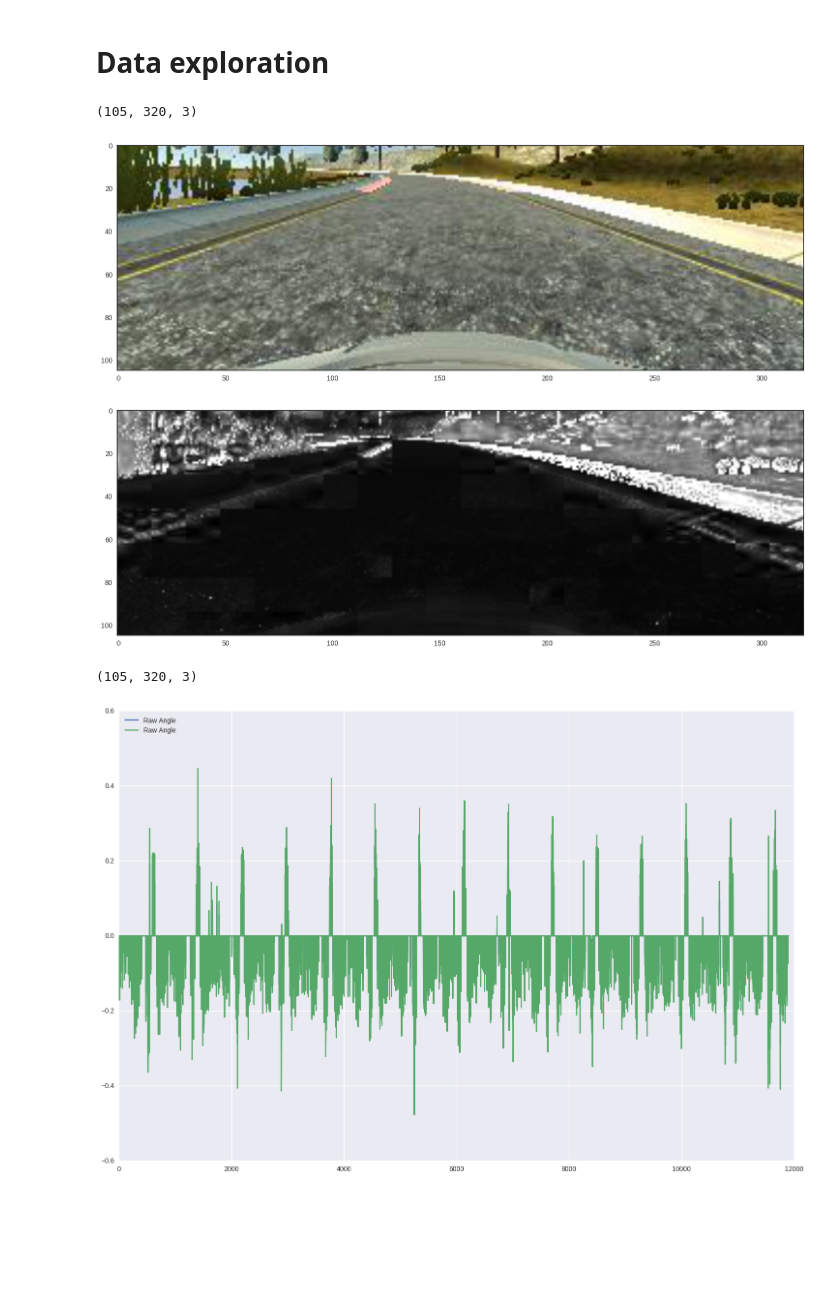
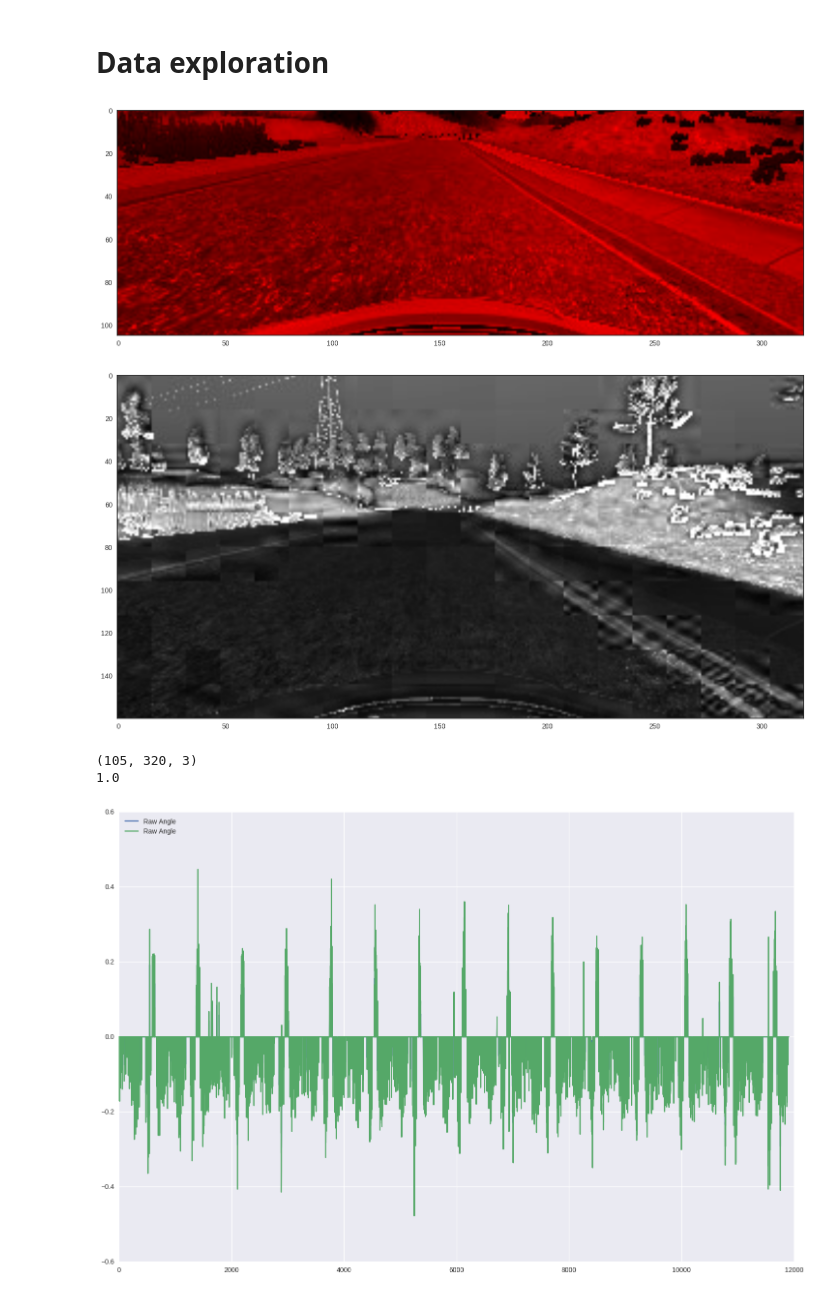
Before and after one commit to balancap/SDC-Behavioral-Cloning, a Jupyter notebook: behavioral-cloning.ipynb, the cells around one changed output. Saved outputs shown, nothing was run; the diff lists cells and outputs as text; code cells hidden in the pictures; blank space fills up the shorter version.

```diff
--- a/behavioral-cloning.ipynb
+++ b/behavioral-cloning.ipynb
@@ -27,29 +29,37 @@ filename = './data/4/dataset.npz'
 data = np.load(filename)
 images = data['images']
 # %%
+import skimage.io
+from skimage import color
+from skimage import data
+
 image = images[600,:,:,:]
-out = image
+out = image / 255.
 # out = cv2.resize(image, (200, 100), interpolation=cv2.INTER_LANCZOS4)
 # out = cv2.resize(image, (200, 100), interpolation=cv2.INTER_CUBIC)
 out = out[50:-5,:,:]
-print(out.shape)
 
-out_hls = cv2.cvtColor(out, cv2.COLOR_BGR2HLS)
+out_hls = cv2.cvtColor(image, cv2.COLOR_BGR2HSV)
+# out_hls = color.rgb2hsv(out)
+out[:,:,1] = 0.0
+out[:,:,2] = 0.0
+
 
 with sns.axes_style("white"):
-    plt.imshow(out)
+    plt.imshow(out, cmap='gray')
     plt.show()
 
 with sns.axes_style("white"):
-    plt.imshow(out_hls[:,:,2], cmap='gray')
+    plt.imshow(out_hls[:,:,1], cmap='gray')
     plt.show()
 
 print(out.shape)
+print(np.max(out))
 # %% [output]
-(105, 320, 3)
-[figure, old version]
+[figure, new version]
-[figure, old version]
+[figure, new version]
-(105, 320, 3)
+(105, 320, 3)
+1.0
 # %%
 # Pre-process images.
 # images = images.astype(np.float32) / 255.
```
Also changed, not shown: parts of 6 cells of this notebook, 1 other file.
